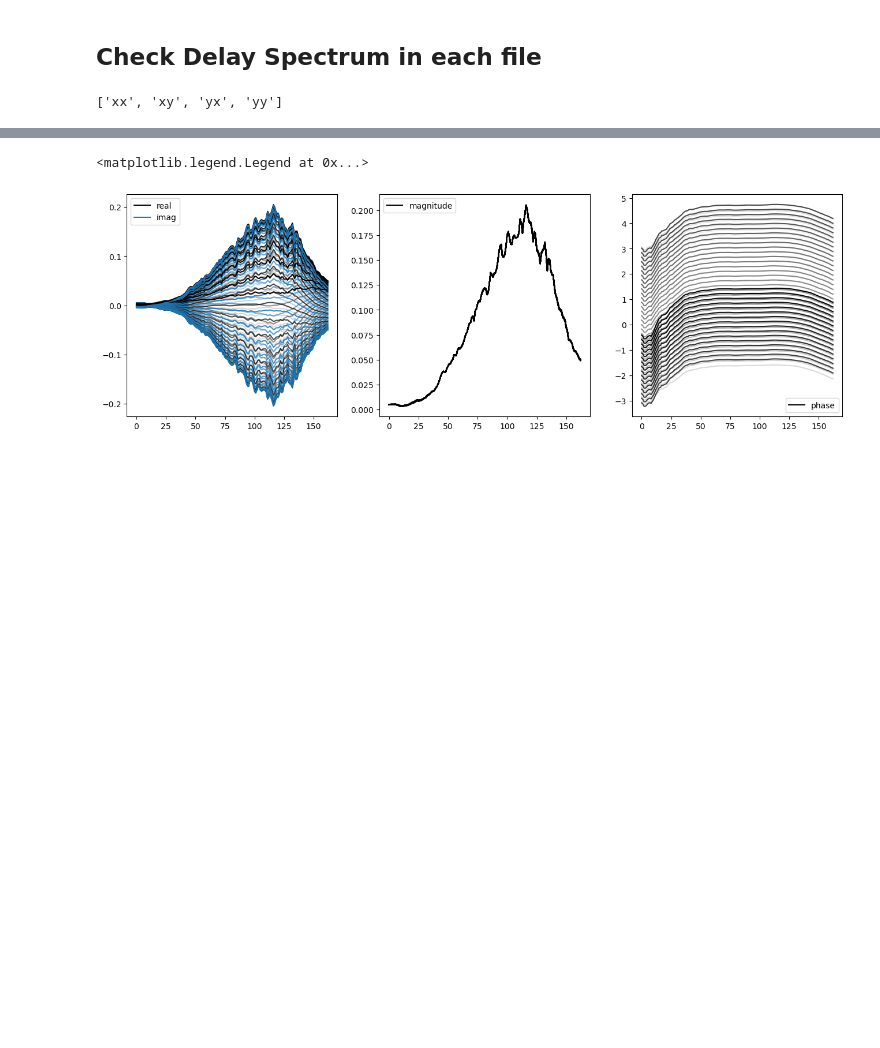
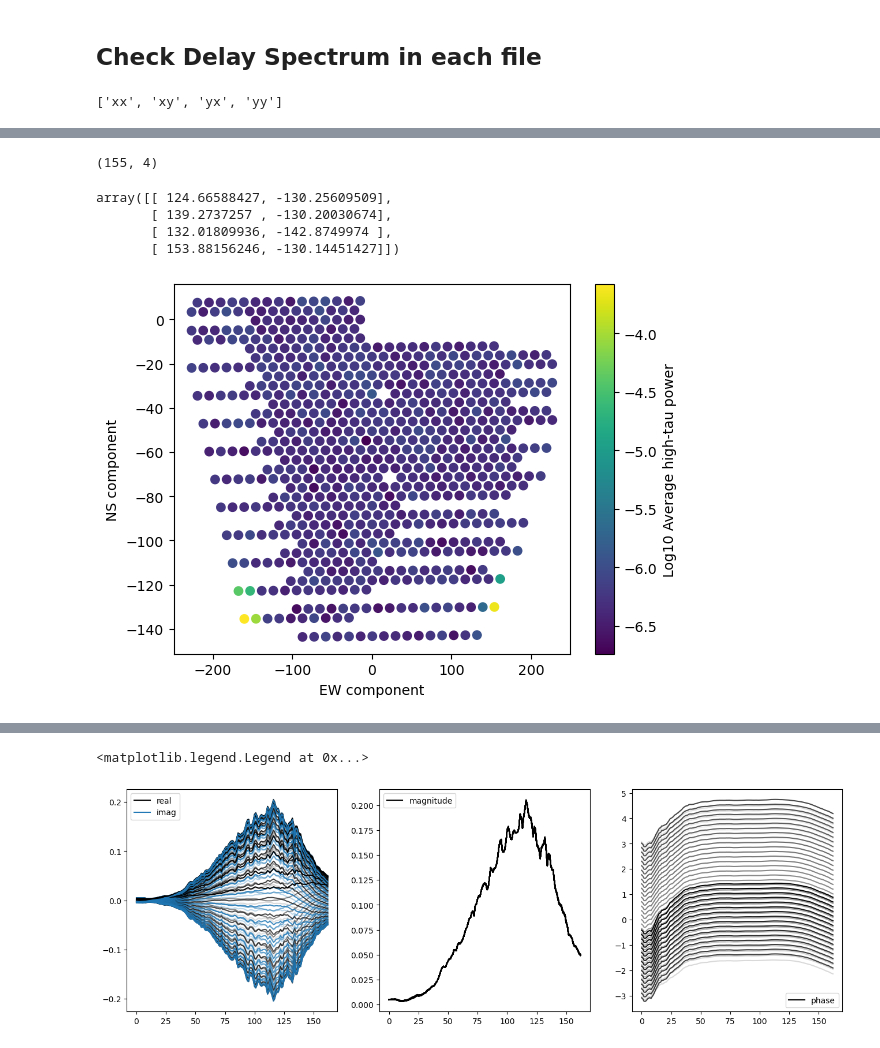
Before and after one commit to RajorshiSChandra/validation-sim, a Jupyter notebook: notebooks/check_rechunk_eor.ipynb, the cells around one changed output, grey strips where cells are left out. Drawn from its saved outputs; the diff is of its cells as text; code cells hidden in the pictures; blank space fills up the shorter version.

```diff
--- a/notebooks/check_rechunk_eor.ipynb
+++ b/notebooks/check_rechunk_eor.ipynb
@@ -156,3 +165,22 @@ dspecavgyy = dspecavg[:, 1]
 highk_meanxx = np.mean(dspecavgxx[:, -30:], axis=1)
 # %%
 uv = chnkmeta.uvw_array.reshape((nt, nbl, 3))[0, :, :2]
+# %%
+chnkmeta.antpairs[207]
+# %% [output]
+(155, 4)
+# %%
+uv[mask]
+# %% [output]
+array([[ 124.66588427, -130.25609509],
+       [ 139.2737257 , -130.20030674],
+       [ 132.01809936, -142.8749974 ],
+       [ 153.88156246, -130.14451427]])
+# %%
+plt.scatter(uv[1:, 0], uv[1:, 1], c=np.log10(highk_meanxx))
+plt.xlabel("EW component")
+plt.ylabel("NS component")
+cax = plt.colorbar()
+cax.set_label("Log10 Average high-tau power")
+# %% [output]
+[figure, added]
```
Also changed, not shown: parts of 110 cells of this notebook, 3 other files.
